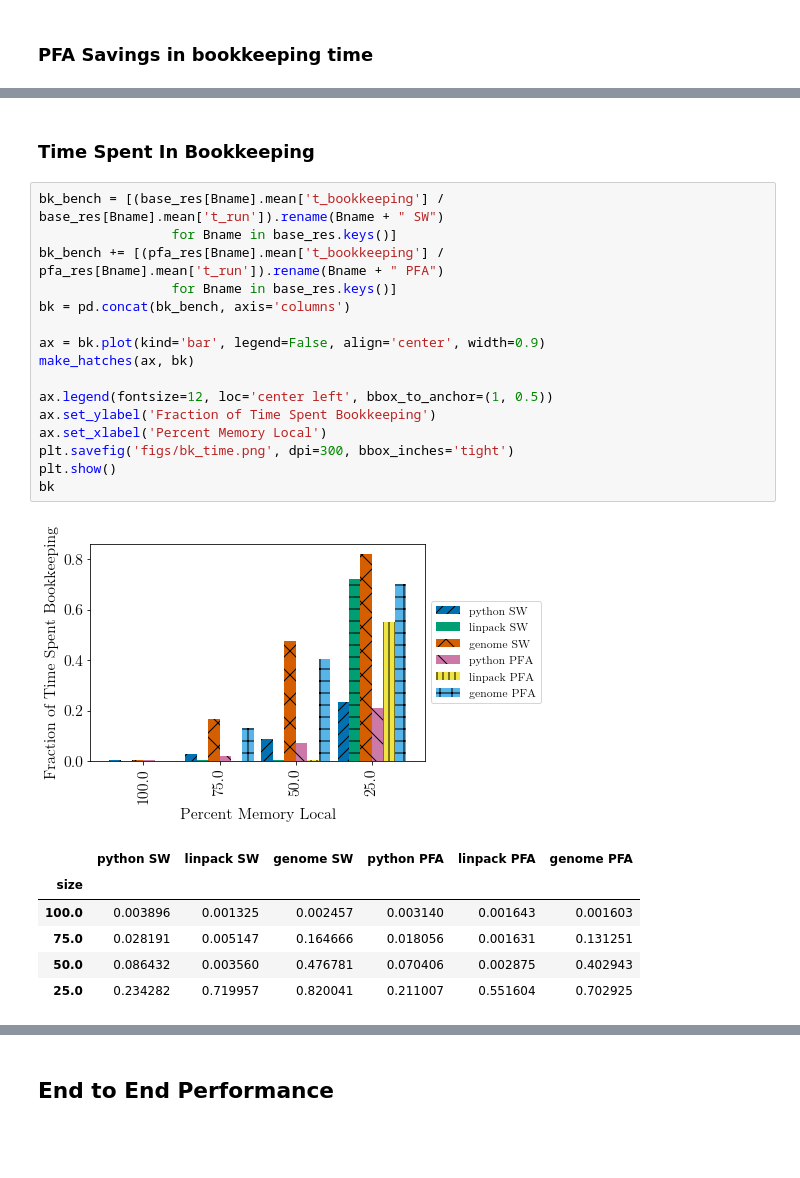
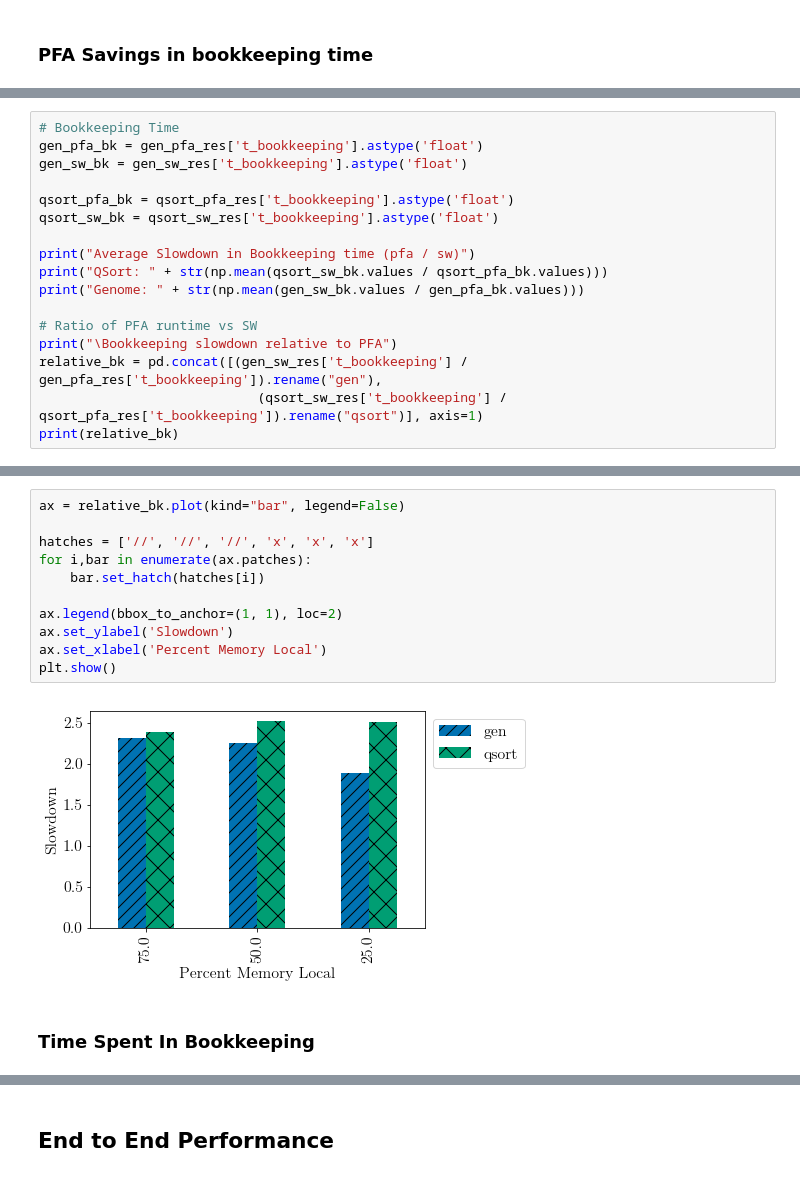
Before and after one commit to NathanTP/edDesignProj, a Jupyter notebook: analysis/PFA Analysis.ipynb, the cells around one changed output, grey strips where cells are left out. Drawn from its saved outputs; the diff is of its cells as text; blank space fills up the shorter version.

```diff
--- a/analysis/PFA Analysis.ipynb
+++ b/analysis/PFA Analysis.ipynb
@@ -303,0 +207,17 @@ bk
+# %%
+# Bookkeeping Time
+gen_pfa_bk = gen_pfa_res['t_bookkeeping'].astype('float')
+gen_sw_bk = gen_sw_res['t_bookkeeping'].astype('float')
+
+qsort_pfa_bk = qsort_pfa_res['t_bookkeeping'].astype('float')
+qsort_sw_bk = qsort_sw_res['t_bookkeeping'].astype('float')
+
+print("Average Slowdown in Bookkeeping time (pfa / sw)")
+print("QSort: " + str(np.mean(qsort_sw_bk.values / qsort_pfa_bk.values)))
+print("Genome: " + str(np.mean(gen_sw_bk.values / gen_pfa_bk.values)))
+
+# Ratio of PFA runtime vs SW
+print("\Bookkeeping slowdown relative to PFA")
+relative_bk = pd.concat([(gen_sw_res['t_bookkeeping'] / gen_pfa_res['t_bookkeeping']).rename("gen"),
+                            (qsort_sw_res['t_bookkeeping'] / qsort_pfa_res['t_bookkeeping']).rename("qsort")], axis=1)
+print(relative_bk)
@@ -304,26 +234,15 @@ bk
+# %%
+ax = relative_bk.plot(kind="bar", legend=False)
+
+hatches = ['//', '//', '//', 'x', 'x', 'x']
+for i,bar in enumerate(ax.patches):
+    bar.set_hatch(hatches[i])
+
+ax.legend(bbox_to_anchor=(1, 1), loc=2)
+ax.set_ylabel('Slowdown')
+ax.set_xlabel('Percent Memory Local')
+plt.show()
+# %% [output]
+[figure, added]
 # %% [markdown]
 ### Time Spent In Bookkeeping
-# %%
-bk_bench = [(base_res[Bname].mean['t_bookkeeping'] / base_res[Bname].mean['t_run']).rename(Bname + " SW")
-                 for Bname in base_res.keys()]
-bk_bench += [(pfa_res[Bname].mean['t_bookkeeping'] / pfa_res[Bname].mean['t_run']).rename(Bname + " PFA")
-                 for Bname in base_res.keys()]
-bk = pd.concat(bk_bench, axis='columns')
-
-ax = bk.plot(kind='bar', legend=False, align='center', width=0.9)
-make_hatches(ax, bk)
-
-ax.legend(fontsize=12, loc='center left', bbox_to_anchor=(1, 0.5))
-ax.set_ylabel('Fraction of Time Spent Bookkeeping')
-ax.set_xlabel('Percent Memory Local')
-plt.savefig('figs/bk_time.png', dpi=300, bbox_inches='tight')
-plt.show()
-bk
-# %% [output]
-[figure, removed]
-|  | python SW | linpack SW | genome SW | python PFA | linpack PFA | genome PFA |
-| size |  |  |  |  |  |  |
-| 100.0 | 0.003896 | 0.001325 | 0.002457 | 0.003140 | 0.001643 | 0.001603 |
-| 75.0 | 0.028191 | 0.005147 | 0.164666 | 0.018056 | 0.001631 | 0.131251 |
-| 50.0 | 0.086432 | 0.003560 | 0.476781 | 0.070406 | 0.002875 | 0.402943 |
-| 25.0 | 0.234282 | 0.719957 | 0.820041 | 0.211007 | 0.551604 | 0.702925 |
```
Also changed, not shown: parts of 51 cells of this notebook, 19 other files.
